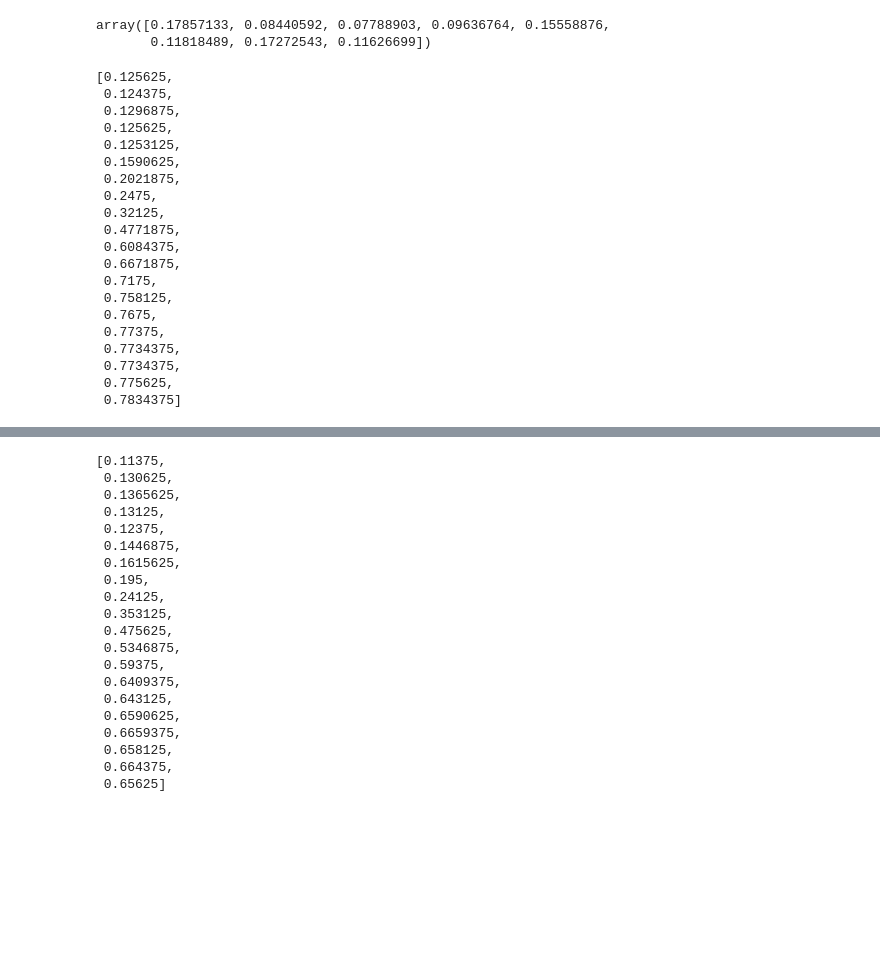
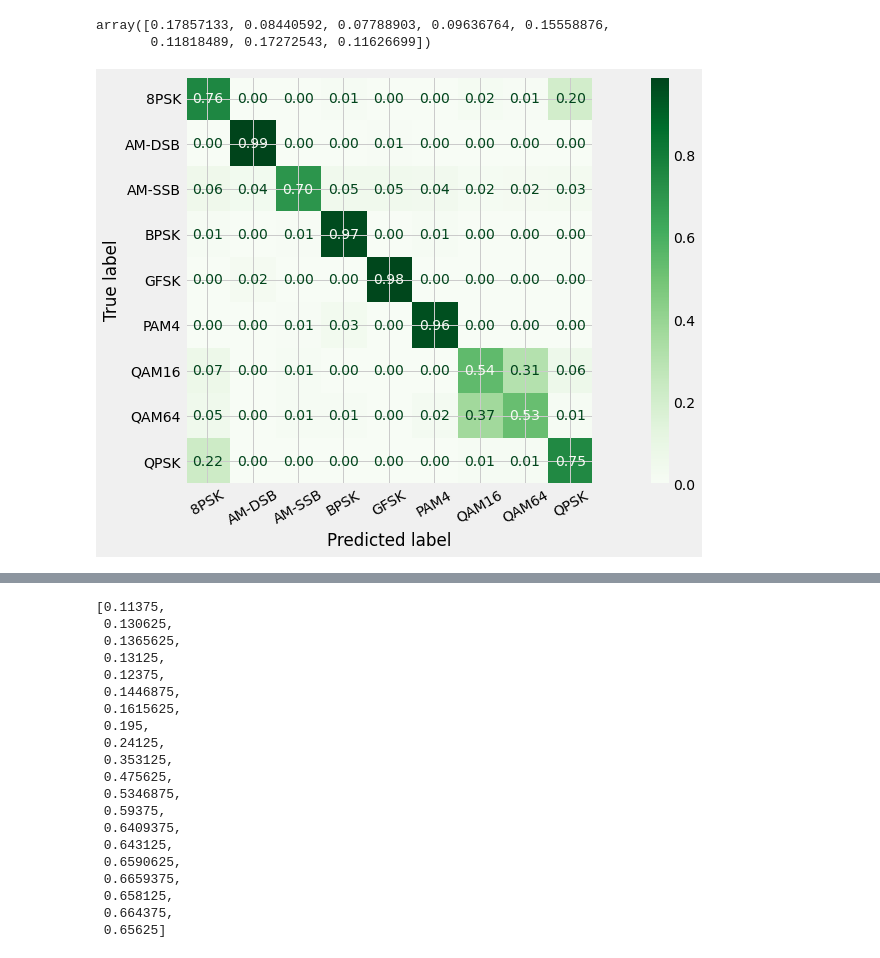
Before and after one commit to dsaharia/BTP-1-modulation_classification, a Jupyter notebook: Notebooks/00_basics_2016.10A.ipynb, the cells around one changed output, grey strips where cells are left out. Saved outputs shown, nothing was run; the diff lists cells and outputs as text; code cells hidden in the pictures; blank space fills up the shorter version.

Commit message:
confusion matrix added

```diff
--- a/Notebooks/00_basics_2016.10A.ipynb
+++ b/Notebooks/00_basics_2016.10A.ipynb
@@ -141,6 +143,7 @@ Training dimensions (all features):  (96000, 2, 128)
 # %%
 test_data = defaultdict(list)
 test_labels = defaultdict(list)
+mod_names = []
 def get_test_data_snr(snr):
     for key, val in test_dict.items():
         if key[1] == snr:
@@ -148,6 +151,8 @@ def get_test_data_snr(snr):
             for x in range(val.shape[0]):
                 # For every sample with that SNR value
                 test_labels[snr].append(key[0]) # Save the mod name
+                if key[0] not in mod_names:
+                    mod_names.append(key[0])
     test_data[snr] = np.vstack(test_data[snr])
     n_samples_test = test_data[snr].shape[0]
     test_labels[snr] = np.array(list(map(lambda x: train_mods.index(test_labels[snr][x]), range(n_samples_test))))
@@ -277,14 +310,21 @@ RandomForestClassifier(bootstrap=True, ccp_alpha=0.0, class_weight=None,
 # Model Evaluation
 ----
 # %%
-def calculate_accuracy(model, snrs):
+def compute_metrics(model, snrs):
     """This function takes a classifier and range of SNR values,
     and returns the accuracy at different SNRs"""
     accuracy = []
     for snr in snrs:
         X_test_features = extract_features(X_test[snr])
         pred = model.predict(X_test_features)
-        accuracy.append(accuracy_score(y_test[snr], pred))
+        current_accuracy = accuracy_score(y_test[snr], pred)
+        accuracy.append(current_accuracy)
+        if snr == 10:
+            plot_confusion_matrix(model, X_test_features, y_test[snr],
+                                  normalize='true', cmap=plt.cm.Greens,
+                                  display_labels=train_mods, xticks_rotation=30.0,
+                                 values_format='.2f')
+            plt.plot()
     return accuracy
 # %%
 print("Feature importance: ")
@@ -294,26 +334,6 @@ Feature importance:
 array([0.17857133, 0.08440592, 0.07788903, 0.09636764, 0.15558876,
        0.11818489, 0.17272543, 0.11626699])
 # %%
-acc_rf = calculate_accuracy(random_forest_classifier, train_snrs)
-acc_rf
+acc_rf = compute_metrics(random_forest_classifier, train_snrs)
 # %% [output]
-[0.125625,
- 0.124375,
- 0.1296875,
- 0.125625,
- 0.1253125,
- 0.1590625,
- 0.2021875,
- 0.2475,
- 0.32125,
- 0.4771875,
- 0.6084375,
- 0.6671875,
- 0.7175,
- 0.758125,
- 0.7675,
- 0.77375,
- 0.7734375,
- 0.7734375,
- 0.775625,
- 0.7834375]
+[figure, added]
```
Also changed, not shown: parts of 13 cells of this notebook.
